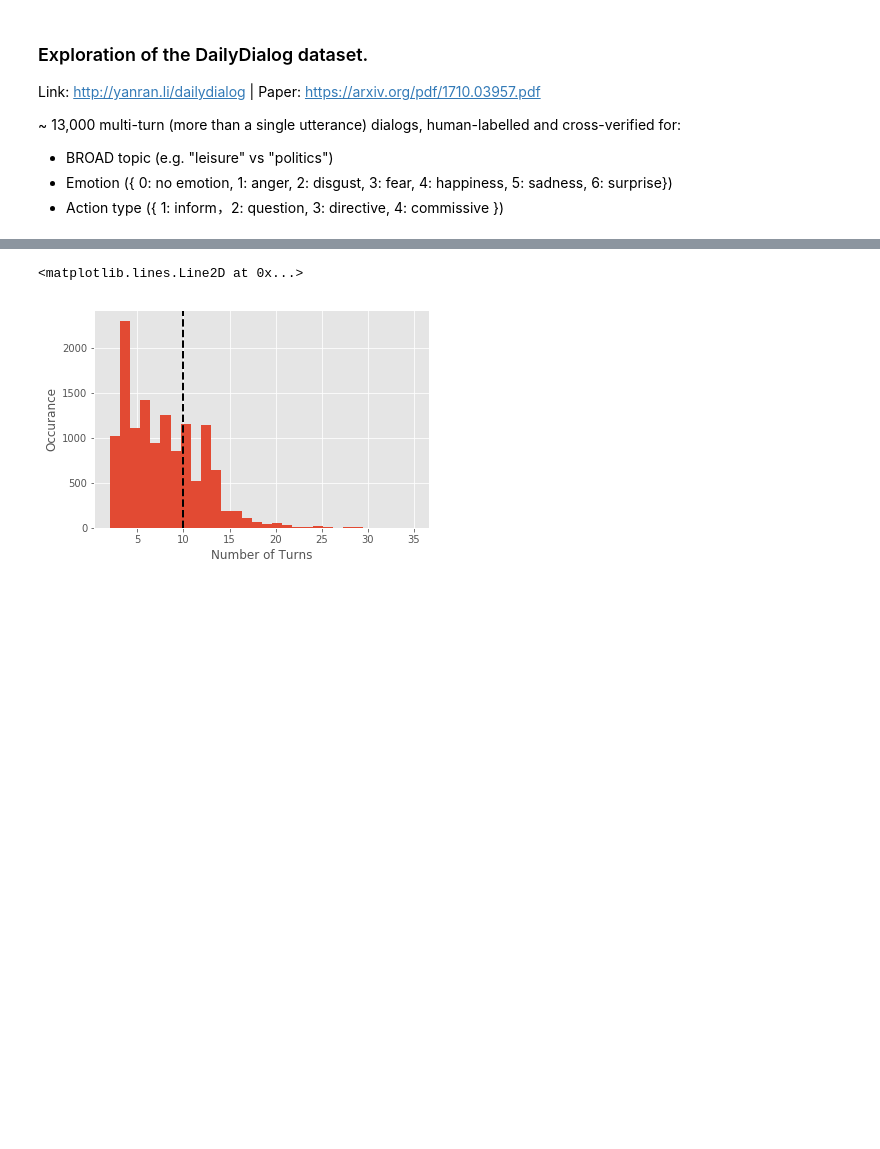
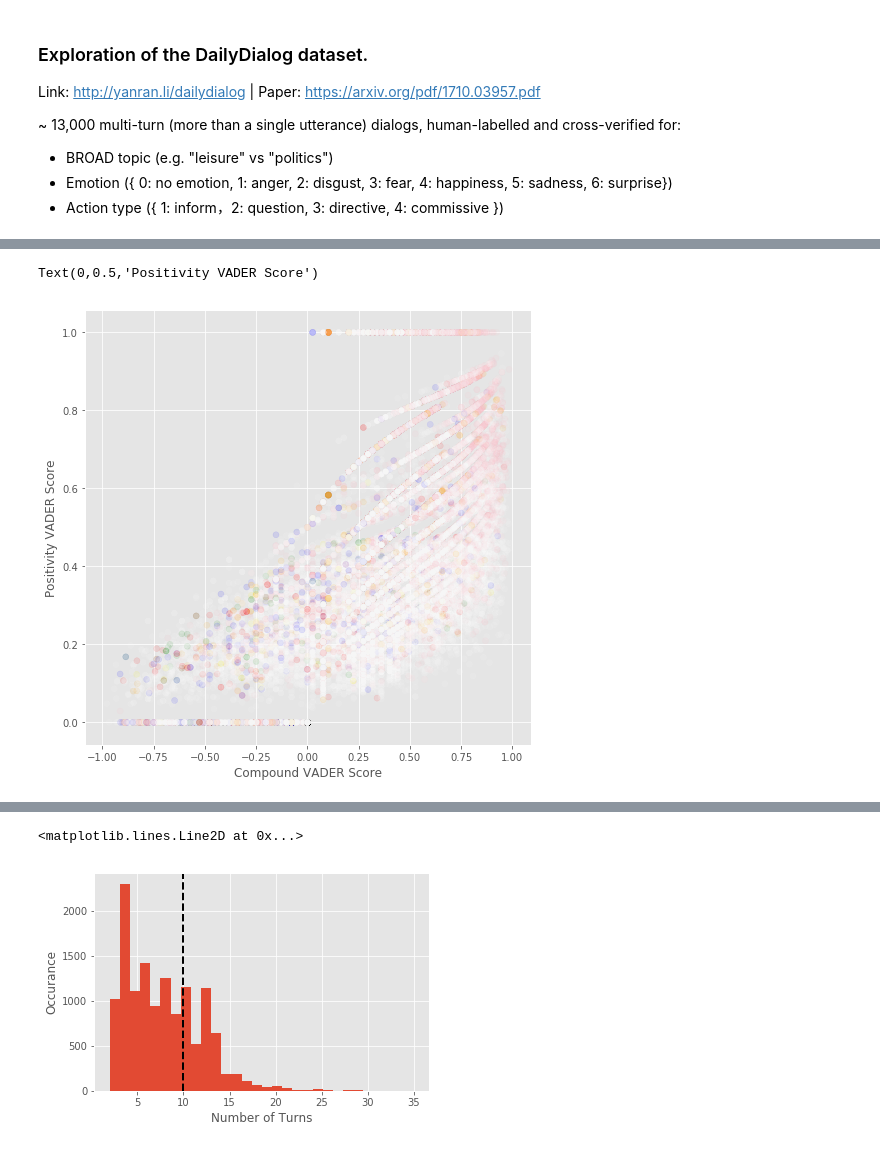
Before and after one commit to SaulAryehKohn/robo-recall, a Jupyter notebook: notebooks/Exploratory_data_analysis.ipynb, the cells around one changed output, grey strips where cells are left out. Saved outputs shown, nothing was run; the diff lists cells and outputs as text; code cells hidden in the pictures; blank space fills up the shorter version.

Commit message:
keeping EDA up to date -- a lot of sentiment analysis attempts

```diff
--- a/notebooks/Exploratory_data_analysis.ipynb
+++ b/notebooks/Exploratory_data_analysis.ipynb
@@ -23,0 +80,25 @@ dialogs_sp = [line.split("__eou__")[:-1] for line in dialogs]
+# %%
+all_utterances_no_punct_nostops = [' '.join([word for word in utt.split() if word not in stop_words]) for utt in all_utterances_no_punct]
+# %%
+from nltk.sentiment.vader import SentimentIntensityAnalyzer
+sid = SentimentIntensityAnalyzer()
+vader_all_utterances_nopunct_nostops = [sid.polarity_scores(utt) for utt in all_utterances_no_punct_nostops]
+# %%
+emote_df = pd.DataFrame(vader_all_utterances_nopunct_nostops)
+# %%
+emote_df['dailydialog_label'] = all_emotions
+emote_df['dailydialog_label_color'] = emote_df['dailydialog_label'].map({0:'white',1:'red',
+                                                                         2:'green',3:'yellow',
+                                                                         4:'pink',5:'blue',6:'orange'})
+emote_df['dailydialog_label_alpha'] = emote_df['dailydialog_label'].map({0:0.05,1:0.1,
+                                                                         2:0.1,3:0.1,
+                                                                         4:0.1,5:0.1,
+                                                                         6:0.1})
+# %%
+f,ax = plt.subplots(figsize=(8,8))
+ax.scatter(emote_df['compound'],emote_df['pos'],c=emote_df['dailydialog_label_color'],alpha=0.1)
+ax.set_xlabel('Compound VADER Score')
+ax.set_ylabel('Positivity VADER Score')
+# %% [output]
+Text(0,0.5,'Positivity VADER Score')
+[figure, added]
```
Also changed, not shown: parts of 16 cells of this notebook.
